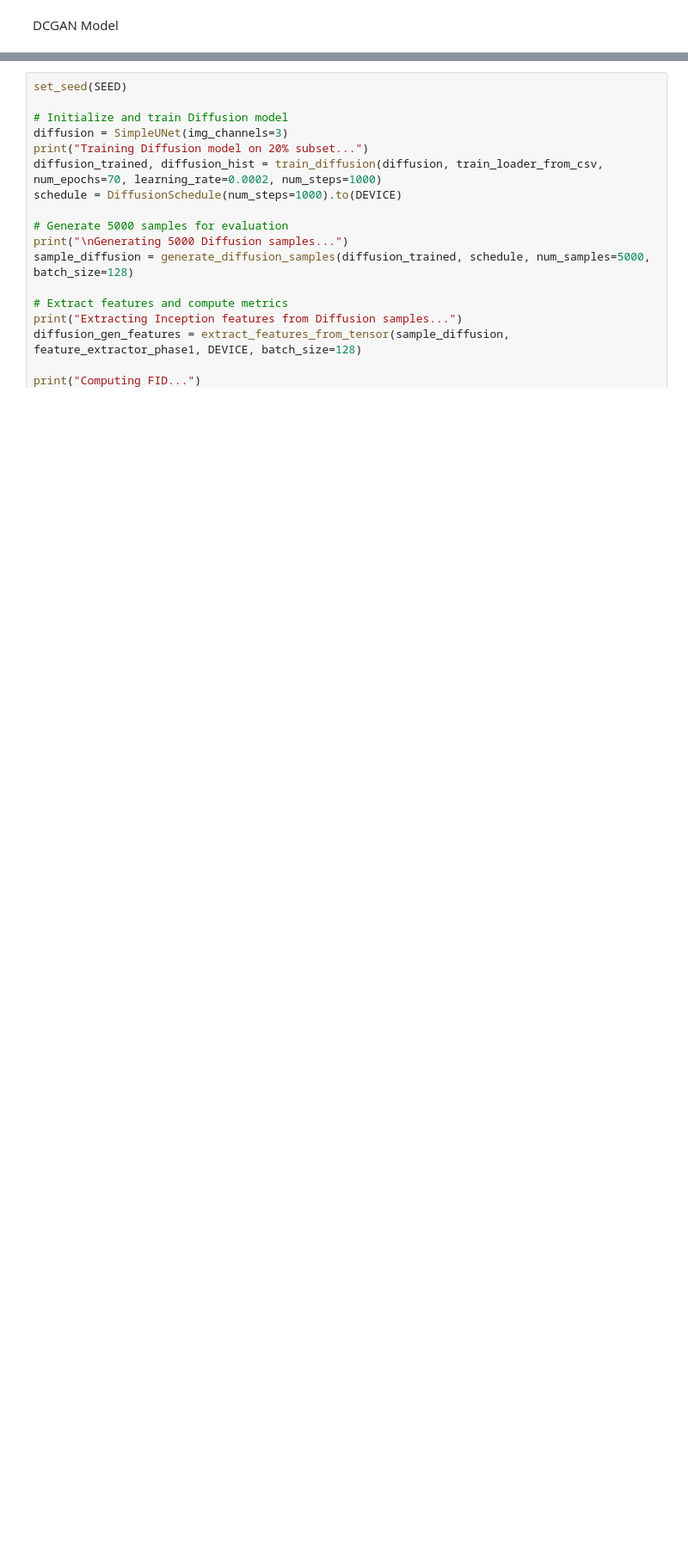
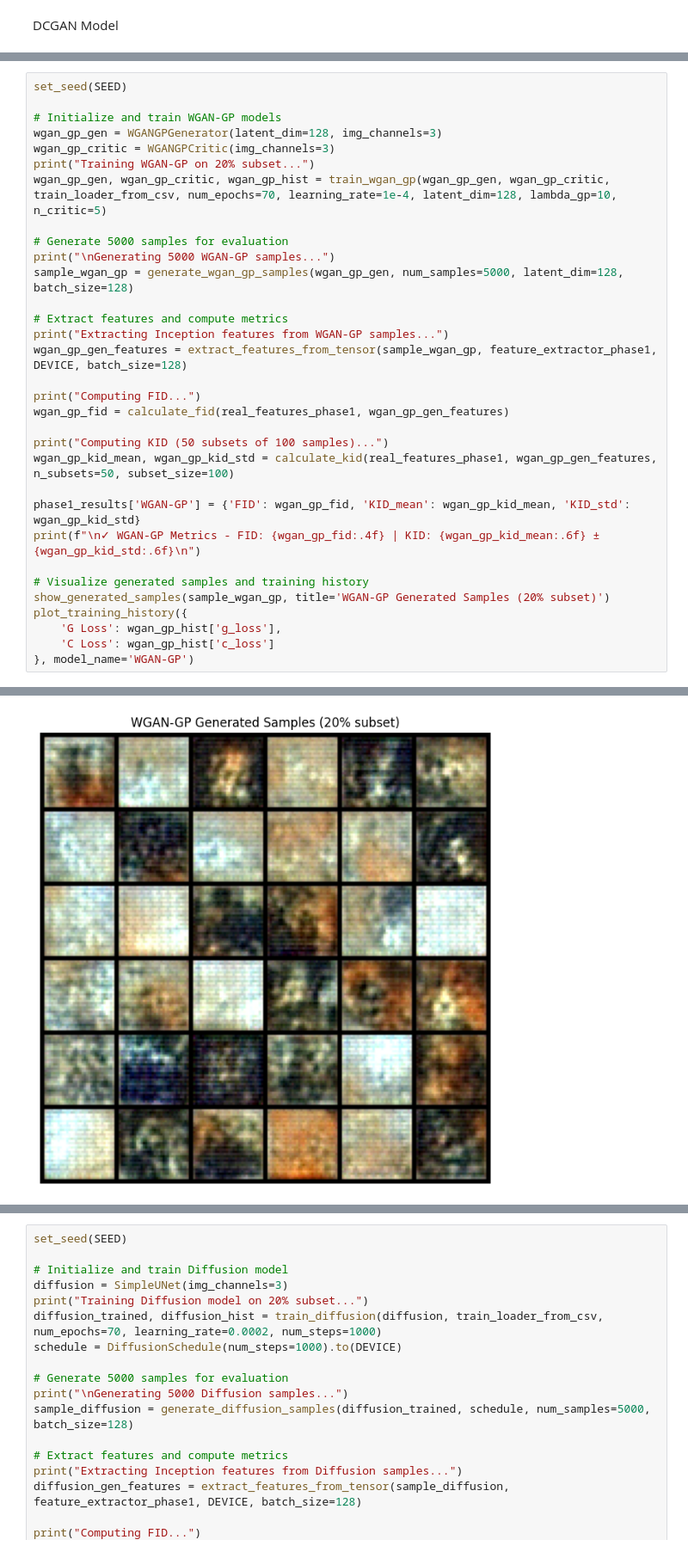
Before and after one commit to httpirsh/miacd-iag-generative-modelling, a Jupyter notebook: notebooks/ArtBench10_Student_Start_Pack.ipynb, the cells around one changed output, grey strips where cells are left out. Shown at 86% size. Drawn from its saved outputs; the diff is of its cells as text; blank space fills up the shorter version.

```diff
--- a/notebooks/ArtBench10_Student_Start_Pack.ipynb
+++ b/notebooks/ArtBench10_Student_Start_Pack.ipynb
@@ -1162,0 +1355,33 @@ Diffusion Model
+# %%
+set_seed(SEED)
+
+# Initialize and train WGAN-GP models
+wgan_gp_gen = WGANGPGenerator(latent_dim=128, img_channels=3)
+wgan_gp_critic = WGANGPCritic(img_channels=3)
+print("Training WGAN-GP on 20% subset...")
+wgan_gp_gen, wgan_gp_critic, wgan_gp_hist = train_wgan_gp(wgan_gp_gen, wgan_gp_critic, train_loader_from_csv, num_epochs=70, learning_rate=1e-4, latent_dim=128, lambda_gp=10, n_critic=5)
+
+# Generate 5000 samples for evaluation
+print("\nGenerating 5000 WGAN-GP samples...")
+sample_wgan_gp = generate_wgan_gp_samples(wgan_gp_gen, num_samples=5000, latent_dim=128, batch_size=128)
+
+# Extract features and compute metrics
+print("Extracting Inception features from WGAN-GP samples...")
+wgan_gp_gen_features = extract_features_from_tensor(sample_wgan_gp, feature_extractor_phase1, DEVICE, batch_size=128)
+
+print("Computing FID...")
+wgan_gp_fid = calculate_fid(real_features_phase1, wgan_gp_gen_features)
+
+print("Computing KID (50 subsets of 100 samples)...")
+wgan_gp_kid_mean, wgan_gp_kid_std = calculate_kid(real_features_phase1, wgan_gp_gen_features, n_subsets=50, subset_size=100)
+
+phase1_results['WGAN-GP'] = {'FID': wgan_gp_fid, 'KID_mean': wgan_gp_kid_mean, 'KID_std': wgan_gp_kid_std}
+print(f"\n✓ WGAN-GP Metrics - FID: {wgan_gp_fid:.4f} | KID: {wgan_gp_kid_mean:.6f} ± {wgan_gp_kid_std:.6f}\n")
+
+# Visualize generated samples and training history
+show_generated_samples(sample_wgan_gp, title='WGAN-GP Generated Samples (20% subset)')
+plot_training_history({
+    'G Loss': wgan_gp_hist['g_loss'],
+    'C Loss': wgan_gp_hist['c_loss']
+}, model_name='WGAN-GP')
+# %% [output]
@@ -1162,0 +1403 @@ Diffusion Model
+[figure, added]
```
Also changed, not shown: parts of 25 cells of this notebook.
